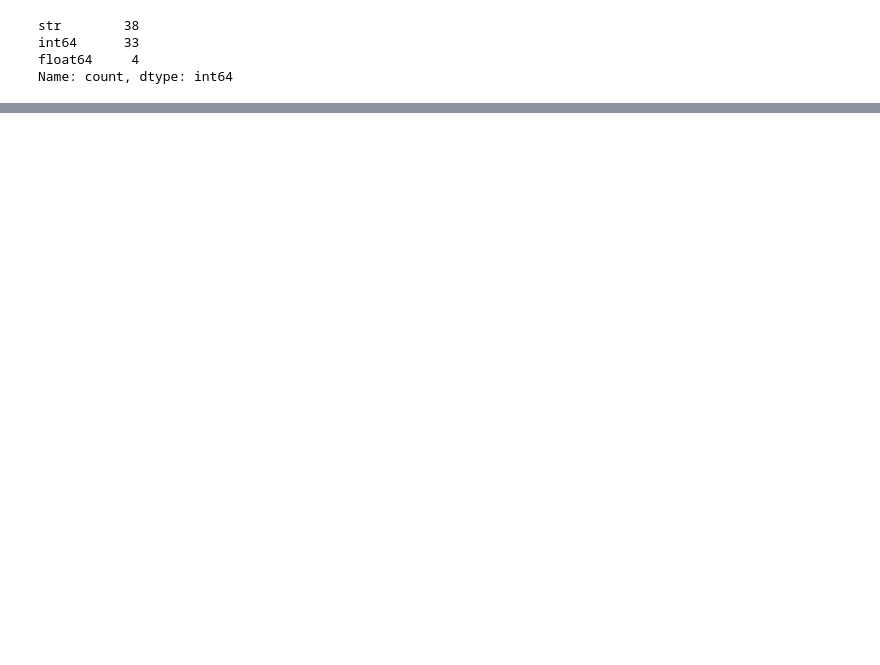
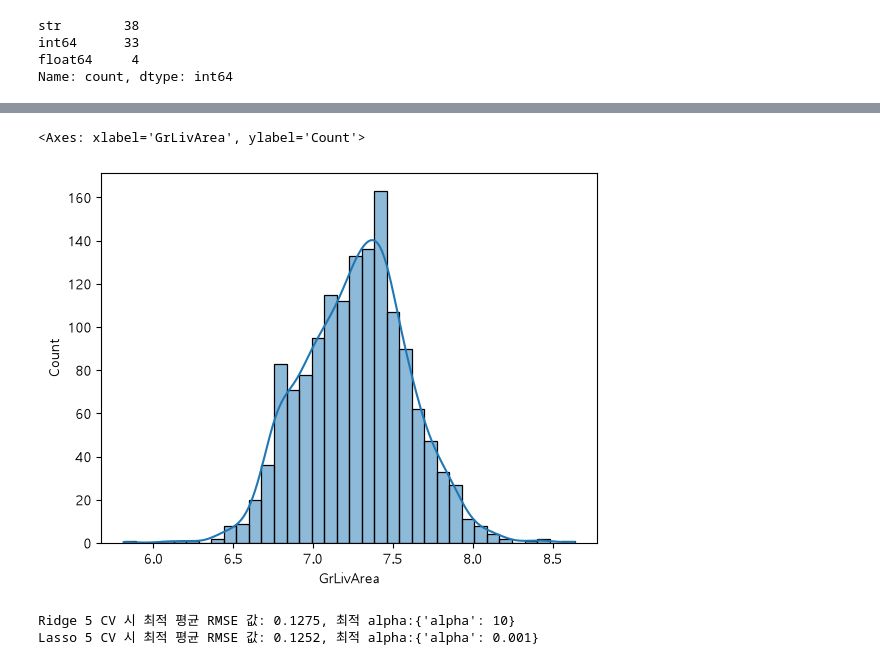
Before and after one commit to yunhoyom/bigdata_21st, a Jupyter notebook: big21/ml-dev/chap05/10 주택가격예측 고급기법.ipynb, the cells around one changed output, grey strips where cells are left out. Saved outputs shown, nothing was run; the diff lists cells and outputs as text; code cells hidden in the pictures; blank space fills up the shorter version.

```diff
--- a/big21/ml-dev/chap05/10 주택가격예측 고급기법.ipynb
+++ b/big21/ml-dev/chap05/10 주택가격예측 고급기법.ipynb
@@ -187,0 +348,8 @@ Name: count, dtype: int64
+# %%
+from scipy.stats import skew
+# dtypes : Series => index 가 컬럼명.
+number_columns = house_df.dtypes[house_df.dtypes != 'str'].index
+skew_features = house_df[number_columns].apply(lambda x: skew(x))  # x: 각 컬럼을 받는다. 컬럼별 왜도 반환.
+# skew_festures : 숫자형 컬럼의 왜도 값.
+skew_features_top = skew_features[skew_features>1].sort_values(ascending=False)
+skew_features_top
@@ -187,0 +416,24 @@ Name: count, dtype: int64
+# %%
+house_df[skew_features_top.index] = np.log1p(house_df[skew_features_top.index])
+sns.histplot(house_df["GrLivArea"], kde=True)
+# %% [output]
+<Axes: xlabel='GrLivArea', ylabel='Count'>
+[figure, added]
+# %%
+# house_df => house_df_ohe
+house_df_ohe = pd.get_dummies(house_df)
+
+
+y_target = house_df_ohe['SalePrice']
+X_features = house_df_ohe.drop('SalePrice',axis=1, inplace=False)
+X_train, X_test, y_train, y_test = train_test_split(X_features, y_target, test_size=0.2, random_state=156)
+
+
+# 피처들을 로그 변환 후 다시 최적 하이퍼 파라미터와 RMSE 출력
+ridge_params = { 'alpha':[0.05, 0.1, 1, 5, 8, 10, 12, 15, 20] }
+lasso_params = { 'alpha':[0.001, 0.005, 0.008, 0.05, 0.03, 0.1, 0.5, 1,5, 10] }
+best_ridge = print_best_params(ridge_reg, ridge_params)
+best_lasso = print_best_params(lasso_reg, lasso_params)
+# %% [output]
+Ridge 5 CV 시 최적 평균 RMSE 값: 0.1275, 최적 alpha:{'alpha': 10}
+Lasso 5 CV 시 최적 평균 RMSE 값: 0.1252, 최적 alpha:{'alpha': 0.001}
```
Also changed, not shown: parts of 32 cells of this notebook, 3 other files.
